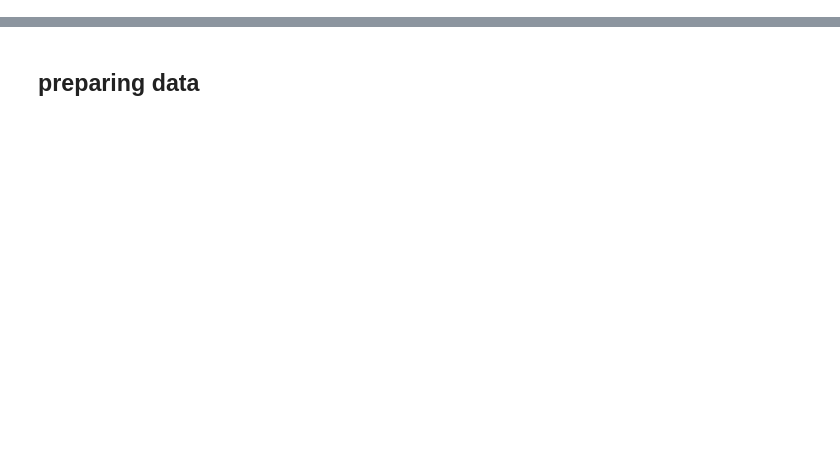
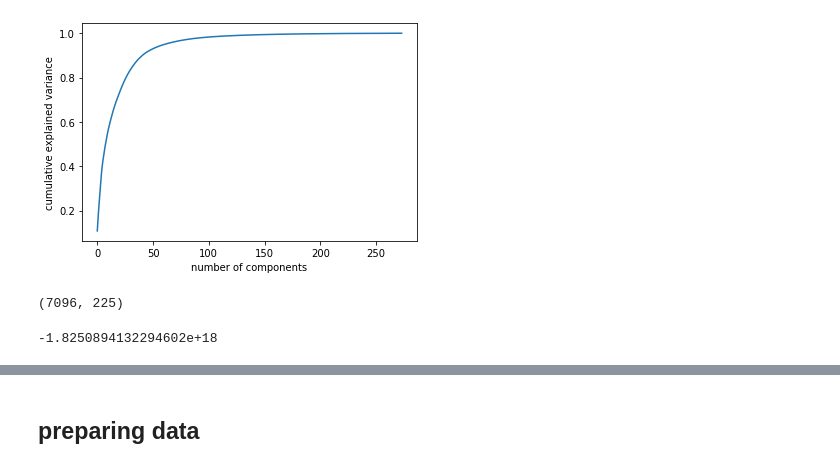
Before and after one commit to Ali-Setareh/Machine-learning-in-physics-Project, a Jupyter notebook: phase 3 - Neural Network/bining_data.ipynb, the cells around one changed output, grey strips where cells are left out. Cells and saved outputs as stored; diff of their text form; code cells hidden in the pictures; blank space fills up the shorter version.

```diff
--- a/phase 3 - Neural Network/bining_data.ipynb
+++ b/phase 3 - Neural Network/bining_data.ipynb
@@ -7,0 +56,9 @@ from sklearn.utils import shuffle
+# %%
+pca=PCA()
+pca.fit(X)
+plt.plot(np.cumsum(pca.explained_variance_ratio_))
+plt.xlabel('number of components')
+plt.ylabel('cumulative explained variance')
+plt.show()
+# %% [output]
+[figure, added]
@@ -7,0 +70,6 @@ from sklearn.utils import shuffle
+# %%
+pca_f=PCA(index)
+X_pca = pca_f.fit_transform(X)
+X_pca.shape
+# %% [output]
+(7096, 225)
@@ -7,0 +78,6 @@ from sklearn.utils import shuffle
+# %%
+reg=LinearRegression()
+reg.fit(x_train,y_train)
+reg.score(x_test,y_test)
+# %% [output]
+-1.8250894132294602e+18
```
Also changed, not shown: parts of 54 cells of this notebook.
